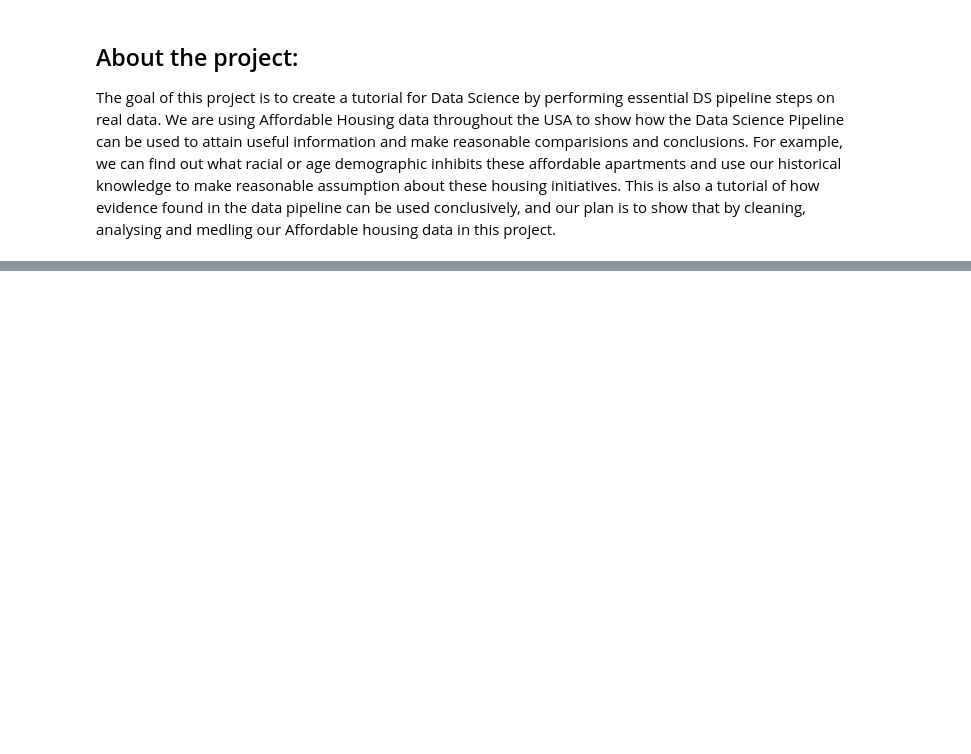
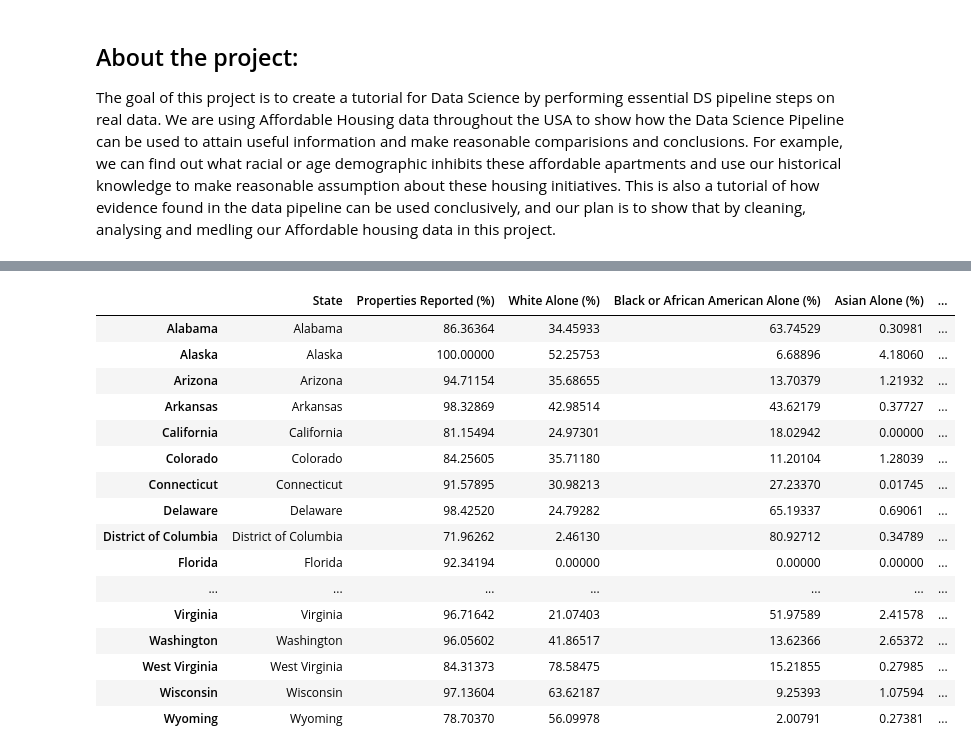
Before and after one commit to samuelscheffler/Housing-Data-Analysis, a Jupyter notebook: Table 4-7.ipynb, the cells around one changed output, grey strips where cells are left out. Cells and saved outputs as stored; diff of their text form; code cells hidden in the pictures; blank space fills up the shorter version.

```diff
--- a/Table 4-7.ipynb
+++ b/Table 4-7.ipynb
@@ -108,0 +20,42 @@ sheets["Table 7"]
+# %%
+##Dropping columns
+sheets["Table 4"] = sheets["Table 4"].drop(columns="Unnamed: 10")
+
+##Renaming cols to match actual dataset
+sheets["Table 4"].iloc[0, 0] = sheets["Table 4"].iloc[1, 0]
+sheets["Table 4"].iloc[0, 2:8] = sheets["Table 4"].iloc[1, 2:8]
+sheets["Table 4"].iloc[0, 9] = sheets["Table 4"].iloc[1, 9]
+sheets["Table 4"].columns = sheets["Table 4"].iloc[0]
+
+##Dropping rows that are irrelevant
+sheets["Table 4"] = sheets["Table 4"].drop(sheets["Table 4"].index[57:81])
+sheets["Table 4"] = sheets["Table 4"].drop([0,1])
+# %%
+##Getting rid of footnote
+sheets["Table 4"] = sheets["Table 4"].replace(to_replace = "New York1", value = "New York")
+
+##Renaming indices
+sheets["Table 4"].index = sheets["Table 4"].State.values
+
+##Removing extra whitespaces from column names
+sheets["Table 4"].columns = sheets["Table 4"].columns.str.replace('\s{2,}',' ', regex=True)
+
+sheets["Table 4"]
+# %% [output]
+|  | State | Properties Reported (%) | White Alone (%) | Black or African American Alone (%) | Asian Alone (%) | ... |
+| Alabama | Alabama | 86.36364 | 34.45933 | 63.74529 | 0.30981 | ... |
+| Alaska | Alaska | 100.00000 | 52.25753 | 6.68896 | 4.18060 | ... |
+| Arizona | Arizona | 94.71154 | 35.68655 | 13.70379 | 1.21932 | ... |
+| Arkansas | Arkansas | 98.32869 | 42.98514 | 43.62179 | 0.37727 | ... |
+| California | California | 81.15494 | 24.97301 | 18.02942 | 0.00000 | ... |
+| Colorado | Colorado | 84.25605 | 35.71180 | 11.20104 | 1.28039 | ... |
+| Connecticut | Connecticut | 91.57895 | 30.98213 | 27.23370 | 0.01745 | ... |
+| Delaware | Delaware | 98.42520 | 24.79282 | 65.19337 | 0.69061 | ... |
+| District of Columbia | District of Columbia | 71.96262 | 2.46130 | 80.92712 | 0.34789 | ... |
+| Florida | Florida | 92.34194 | 0.00000 | 0.00000 | 0.00000 | ... |
+| ... | ... | ... | ... | ... | ... | ... |
+| Virginia | Virginia | 96.71642 | 21.07403 | 51.97589 | 2.41578 | ... |
+| Washington | Washington | 96.05602 | 41.86517 | 13.62366 | 2.65372 | ... |
+| West Virginia | West Virginia | 84.31373 | 78.58475 | 15.21855 | 0.27985 | ... |
+| Wisconsin | Wisconsin | 97.13604 | 63.62187 | 9.25393 | 1.07594 | ... |
+| Wyoming | Wyoming | 78.70370 | 56.09978 | 2.00791 | 0.27381 | ... |
```
Also changed, not shown: parts of 5 cells of this notebook.
